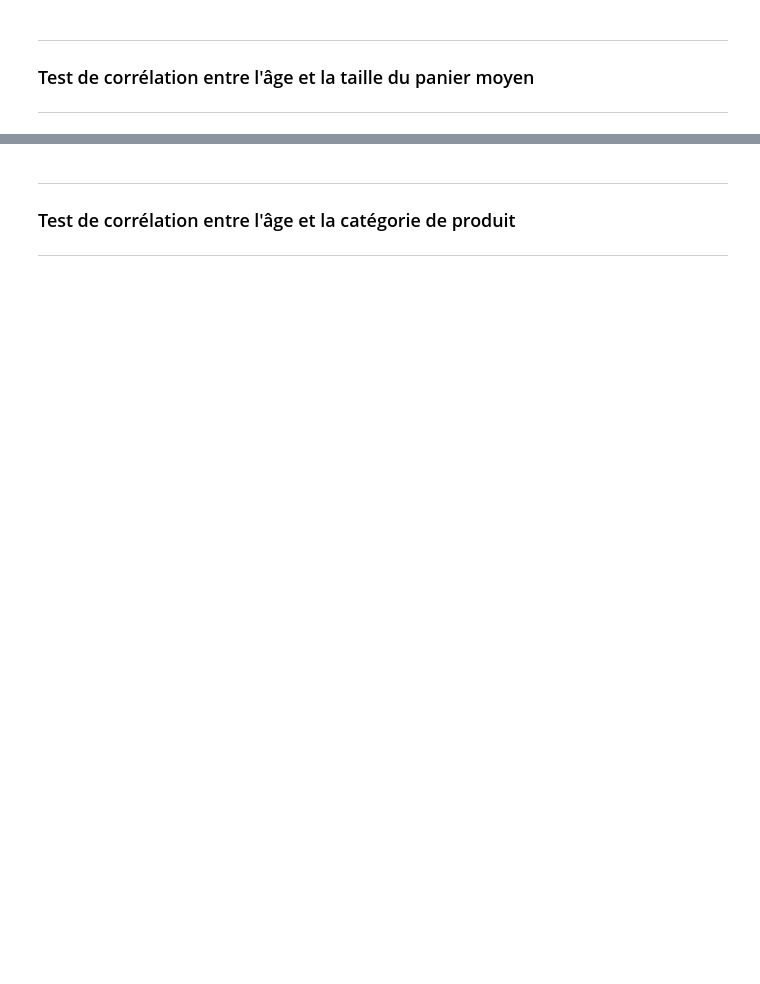
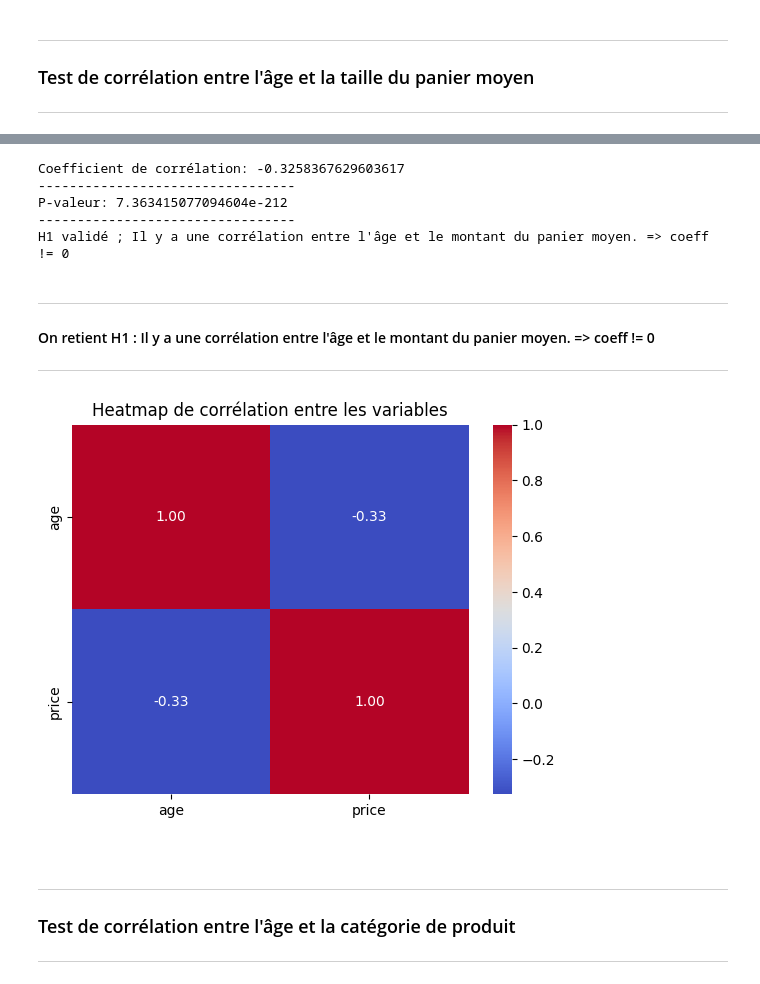
Before and after one commit to IshemZ/Projet_6-Lapage, a Jupyter notebook: Programme/5.data_statistics.ipynb, the cells around one changed output, grey strips where cells are left out. Saved outputs shown, nothing was run; the diff lists cells and outputs as text; code cells hidden in the pictures; blank space fills up the shorter version.

Commit message:
Ajout de stats Pearson

```diff
--- a/Programme/5.data_statistics.ipynb
+++ b/Programme/5.data_statistics.ipynb
@@ -729,0 +739,3 @@ Constante de régression est : 69.07651016415087
+# %%
+correl_age_mu = df_stat.groupby(['client_id', 'age'])['price'].mean().reset_index()
+correl_age_mu
@@ -730,3 +756,40 @@ Constante de régression est : 69.07651016415087
+# %%
+correlation, p_value = spearmanr(correl_age_mu['age'], correl_age_mu['price'])
+
+print(f"Coefficient de corrélation: {correlation}")
+print('---------------------------------')
+print(f"P-valeur: {p_value}")
+print('---------------------------------')
+
+alpha = 0.005 #je fixe la région critique à 0,5% pour m'assurer de la corrélation
+if p_value < alpha: #je teste si la p-valeur(proba d'avoir l'age et le panier moyen) est inférieure à 0,5%
+    print("H1 validé ; Il y a une corrélation entre l'âge et le montant du panier moyen. => coeff != 0")
+else:
+    print("H0 validé: Il n'y a pas de corrélation entre l'âge et le montant du panier moyen. => coeff = 0")
+# %% [output]
+Coefficient de corrélation: -0.3258367629603617
+---------------------------------
+P-valeur: 7.363415077094604e-212
+---------------------------------
+H1 validé ; Il y a une corrélation entre l'âge et le montant du panier moyen. => coeff != 0
+# %% [markdown]
+---
+#### On retient H1 : Il y a une corrélation entre l'âge et le montant du panier moyen. => coeff != 0
+---
+# %%
+def drop_column(df):
+    return df.drop(columns=['client_id'])
+correl_age_mu2 = drop_column(correl_age_mu)
+
+
+sns.heatmap(correl_age_mu2.corr(method='spearman'), annot=True, cmap='coolwarm', fmt=".2f")
+plt.title('Heatmap de corrélation entre les variables')
+plt.show()
+# %% [output]
+[figure, added]
+# %% [markdown]
+<div style="background-color: rgb(343, 197, 37);" >
+</div>
 # %% [markdown]
 
 ---
```
Also changed, not shown: parts of 4 cells of this notebook.
